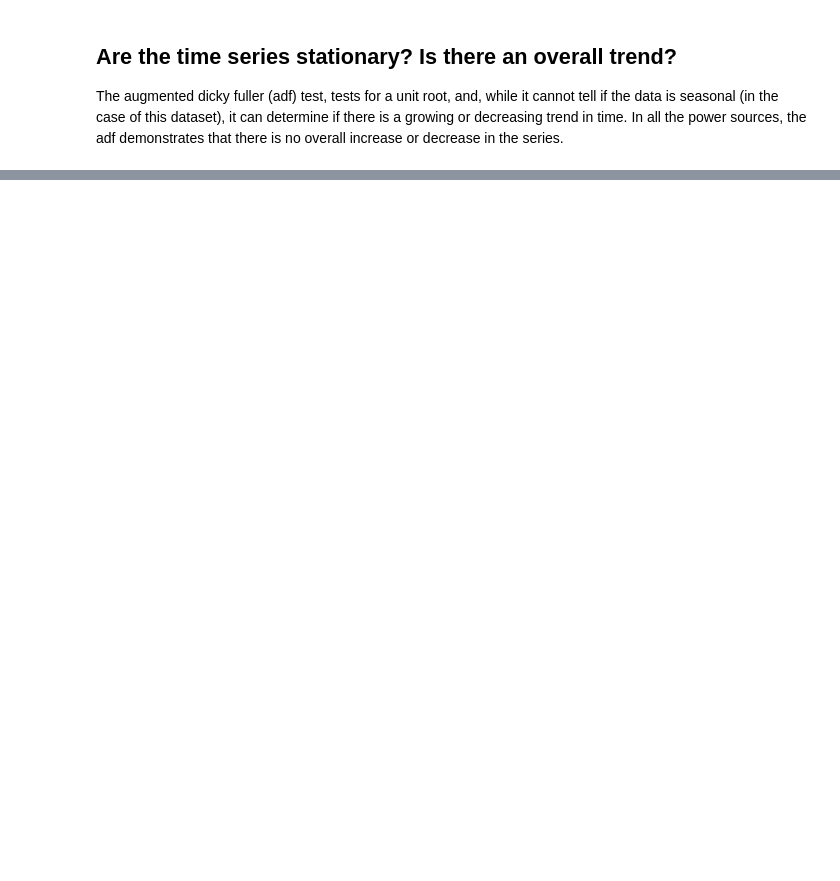
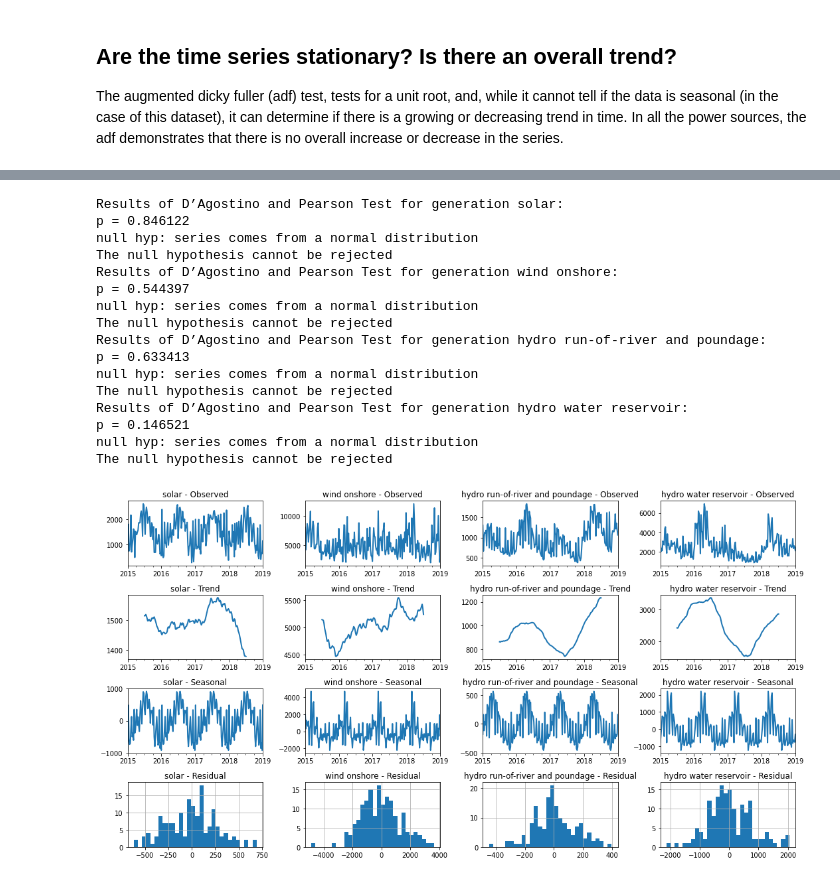
Before and after one commit to joshuamills98/spanish_energy_market_project, a Jupyter notebook: notebooks/Time Series Analysis.ipynb, the cells around one changed output, grey strips where cells are left out. Saved outputs shown, nothing was run; the diff lists cells and outputs as text; code cells hidden in the pictures; blank space fills up the shorter version.

```diff
--- a/notebooks/Time Series Analysis.ipynb
+++ b/notebooks/Time Series Analysis.ipynb
@@ -76,0 +85,42 @@ It will be useful to
+# %%
+important_renewable_sources = renewable_cols[:4]
+
+# Create dictionary for the period of seasonal decomposition given resample rate
+time_dict = {'1d':365, '1w':52, '2w':26, '1m':12}
+def time_series_decomposition(resample_rate='1m'):  # Choose the frequency of the resample
+    fig,ax = plt.subplots(4, 4, figsize=(15, 8))
+    for i, source in enumerate(important_renewable_sources):
+        # print(source)
+        result = seasonal_decompose(energy_df[source].resample(resample_rate).median(), period = time_dict[resample_rate])
+        result.observed.plot(ax=ax[0,i])
+        ax[0,i].set_title(renewable_sources[i] + ' - Observed')
+        result.trend.plot(ax=ax[1,i])
+        ax[1,i].set_title(renewable_sources[i] + ' - Trend')
+        result.seasonal.plot(ax=ax[2,i])
+        ax[2,i].set_title(renewable_sources[i] + ' - Seasonal')
+        result.resid.hist(ax=ax[3,i], bins=30)
+        ax[3,i].set_title(renewable_sources[i] + ' - Residual')
+        for j in range(4):
+            ax[j,i].set_xlabel('')
+        normal_test(result.resid, important_renewable_sources[i])
+    fig.tight_layout()
+
+time_series_decomposition('1w')  # Changing the resampling rate can help to discern different trends
+# %% [output]
+Results of D’Agostino and Pearson Test for generation solar:
+p = 0.846122
+null hyp: series comes from a normal distribution
+The null hypothesis cannot be rejected
+Results of D’Agostino and Pearson Test for generation wind onshore:
+p = 0.544397
+null hyp: series comes from a normal distribution
+The null hypothesis cannot be rejected
+Results of D’Agostino and Pearson Test for generation hydro run-of-river and poundage:
+p = 0.633413
+null hyp: series comes from a normal distribution
+The null hypothesis cannot be rejected
+Results of D’Agostino and Pearson Test for generation hydro water reservoir:
+p = 0.146521
+null hyp: series comes from a normal distribution
+The null hypothesis cannot be rejected
+[figure, added]
```
Also changed, not shown: parts of 21 cells of this notebook, 4 other files.
